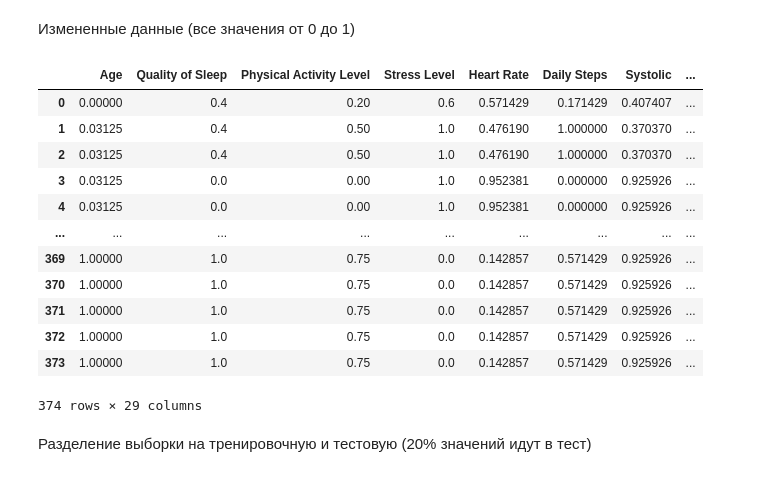
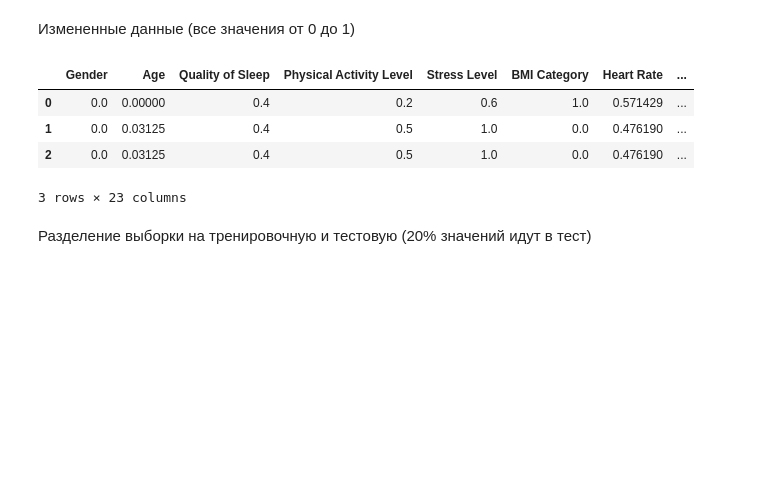
Before and after one commit to temich91/ml-uust, a Jupyter notebook: lab2/multiple_regression.ipynb, the cells around one changed output. Cells and saved outputs as stored; diff of their text form; code cells hidden in the pictures; blank space fills up the shorter version.

```diff
--- a/lab2/multiple_regression.ipynb
+++ b/lab2/multiple_regression.ipynb
@@ -95,5 +99,7 @@ dtype: int64
 # %%
-data["Sleep Disorder"] = data["Sleep Disorder"].fillna("No")
+data["Sleep Disorder"] = (data["Sleep Disorder"].isna()).astype(int)
+data["Gender"] = (data["Gender"] == "Female").astype(int)
+data["BMI Category"] = (data["BMI Category"] != "Normal").astype(int)
 # %% [markdown]
 ID человека в датасете, очевидно, совсем не влияет на длительность сна, поэтому этот признак не будет использован.
 # %%
@@ -142,22 +148,14 @@ See https://pandas.pydata.org/docs/user_guide/migration-3-strings.html#string-mi
 # %%
 ct = pipeline.named_steps['columntransformer']
 column_names = ct.get_feature_names_out()
 df_transformed = pd.DataFrame(data_transformed, columns=column_names)
-df_transformed
+df_transformed.head(3)
 # %% [output]
-|  | Age | Quality of Sleep | Physical Activity Level | Stress Level | Heart Rate | Daily Steps | Systolic | ... |
-| 0 | 0.00000 | 0.4 | 0.20 | 0.6 | 0.571429 | 0.171429 | 0.407407 | ... |
-| 1 | 0.03125 | 0.4 | 0.50 | 1.0 | 0.476190 | 1.000000 | 0.370370 | ... |
-| 2 | 0.03125 | 0.4 | 0.50 | 1.0 | 0.476190 | 1.000000 | 0.370370 | ... |
-| 3 | 0.03125 | 0.0 | 0.00 | 1.0 | 0.952381 | 0.000000 | 0.925926 | ... |
-| 4 | 0.03125 | 0.0 | 0.00 | 1.0 | 0.952381 | 0.000000 | 0.925926 | ... |
-| ... | ... | ... | ... | ... | ... | ... | ... | ... |
-| 369 | 1.00000 | 1.0 | 0.75 | 0.0 | 0.142857 | 0.571429 | 0.925926 | ... |
-| 370 | 1.00000 | 1.0 | 0.75 | 0.0 | 0.142857 | 0.571429 | 0.925926 | ... |
-| 371 | 1.00000 | 1.0 | 0.75 | 0.0 | 0.142857 | 0.571429 | 0.925926 | ... |
-| 372 | 1.00000 | 1.0 | 0.75 | 0.0 | 0.142857 | 0.571429 | 0.925926 | ... |
-| 373 | 1.00000 | 1.0 | 0.75 | 0.0 | 0.142857 | 0.571429 | 0.925926 | ... |
+|  | Gender | Age | Quality of Sleep | Physical Activity Level | Stress Level | BMI Category | Heart Rate | ... |
+| 0 | 0.0 | 0.00000 | 0.4 | 0.2 | 0.6 | 1.0 | 0.571429 | ... |
+| 1 | 0.0 | 0.03125 | 0.4 | 0.5 | 1.0 | 0.0 | 0.476190 | ... |
+| 2 | 0.0 | 0.03125 | 0.4 | 0.5 | 1.0 | 0.0 | 0.476190 | ... |
-374 rows × 29 columns
+3 rows × 23 columns
 # %% [markdown]
 Разделение выборки на тренировочную и тестовую (20% значений идут в тест)
 # %%
```
Also changed, not shown: parts of 49 cells of this notebook, 1 other file.
